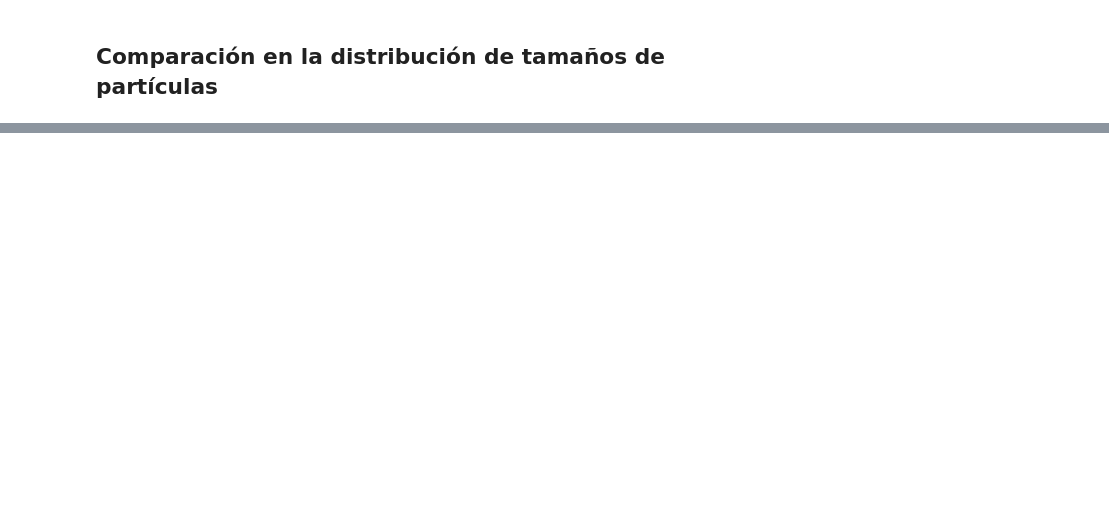
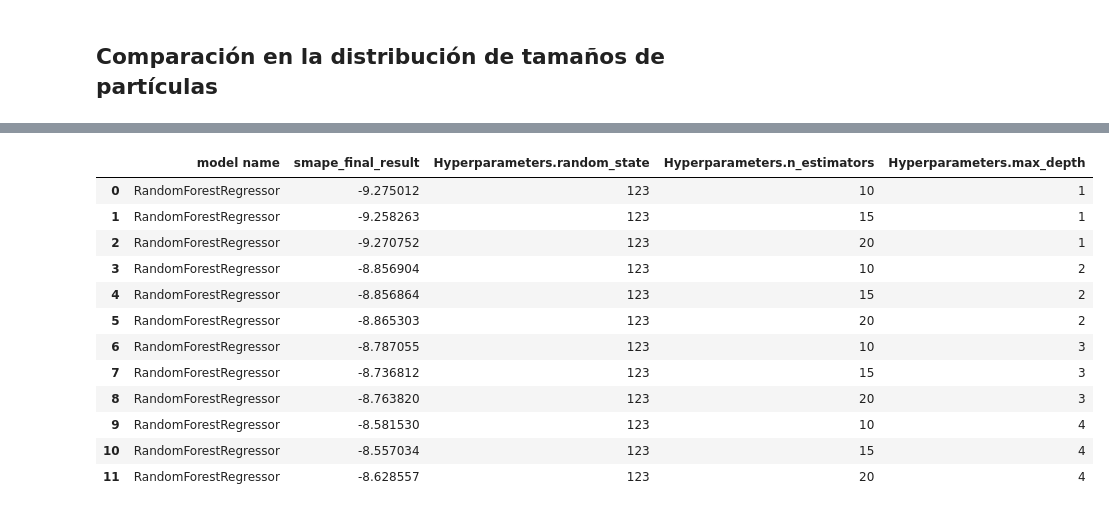
Before and after one commit to Davichobacter/data_science_tt, a Jupyter notebook: Sprint_13/notebook.ipynb, the cells around one changed output, grey strips where cells are left out. Saved outputs shown, nothing was run; the diff lists cells and outputs as text; code cells hidden in the pictures; blank space fills up the shorter version.

```diff
--- a/Sprint_13/notebook.ipynb
+++ b/Sprint_13/notebook.ipynb
@@ -377,0 +909,7 @@ def comparacion_particulas(df, elemento):
+# %%
+numeric = features_train.columns
+scaler = StandardScaler()
+scaler.fit(features_train[numeric])
+
+features_train[numeric] = scaler.transform(features_train[numeric])
+features_test[numeric] = scaler.transform(features_test[numeric])
@@ -377,0 +926,7 @@ def comparacion_particulas(df, elemento):
+# %%
+random_state = 123
+cv = 5
+# %%
+models = [DecisionTreeRegressor(random_state = random_state),
+          RandomForestRegressor(random_state=random_state),
+          LinearRegression()]
@@ -377,0 +959,41 @@ def comparacion_particulas(df, elemento):
+# %%
+results = []
+
+for depth in range(1,5):
+
+    for estimator in range(10, 21, 5):
+
+        model = RandomForestRegressor(random_state=random_state,
+                                       n_estimators=estimator,
+                                       max_depth=depth)
+
+        scorer = make_scorer(sMAPE, greater_is_better=False)
+
+        cross_val_score_rougher = cross_val_score(model, features_train, target_rougher_train, cv=cv, scoring=scorer).mean()
+        cross_val_score_final = cross_val_score(model, features_train, target_final_train, cv=cv, scoring=scorer).mean()
+
+        smape_final_result = sMAPE_final(cross_val_score_rougher, cross_val_score_final)
+
+        results.append({'model name': model.__class__.__name__,
+                        'Hyperparameters': {'random_state': random_state,
+                                            'n_estimators': estimator,
+                                            'max_depth':depth},
+                        'smape_final_result': smape_final_result})
+# %%
+df = pd.json_normalize(results)
+
+df.style.highlight_max(subset='smape_final_result', axis=0, color="green")
+# %% [output]
+|  | model name | smape_final_result | Hyperparameters.random_state | Hyperparameters.n_estimators | Hyperparameters.max_depth |
+| 0 | RandomForestRegressor | -9.275012 | 123 | 10 | 1 |
+| 1 | RandomForestRegressor | -9.258263 | 123 | 15 | 1 |
+| 2 | RandomForestRegressor | -9.270752 | 123 | 20 | 1 |
+| 3 | RandomForestRegressor | -8.856904 | 123 | 10 | 2 |
+| 4 | RandomForestRegressor | -8.856864 | 123 | 15 | 2 |
+| 5 | RandomForestRegressor | -8.865303 | 123 | 20 | 2 |
+| 6 | RandomForestRegressor | -8.787055 | 123 | 10 | 3 |
+| 7 | RandomForestRegressor | -8.736812 | 123 | 15 | 3 |
+| 8 | RandomForestRegressor | -8.763820 | 123 | 20 | 3 |
+| 9 | RandomForestRegressor | -8.581530 | 123 | 10 | 4 |
+| 10 | RandomForestRegressor | -8.557034 | 123 | 15 | 4 |
+| 11 | RandomForestRegressor | -8.628557 | 123 | 20 | 4 |
```
Also changed, not shown: parts of 55 cells of this notebook.
